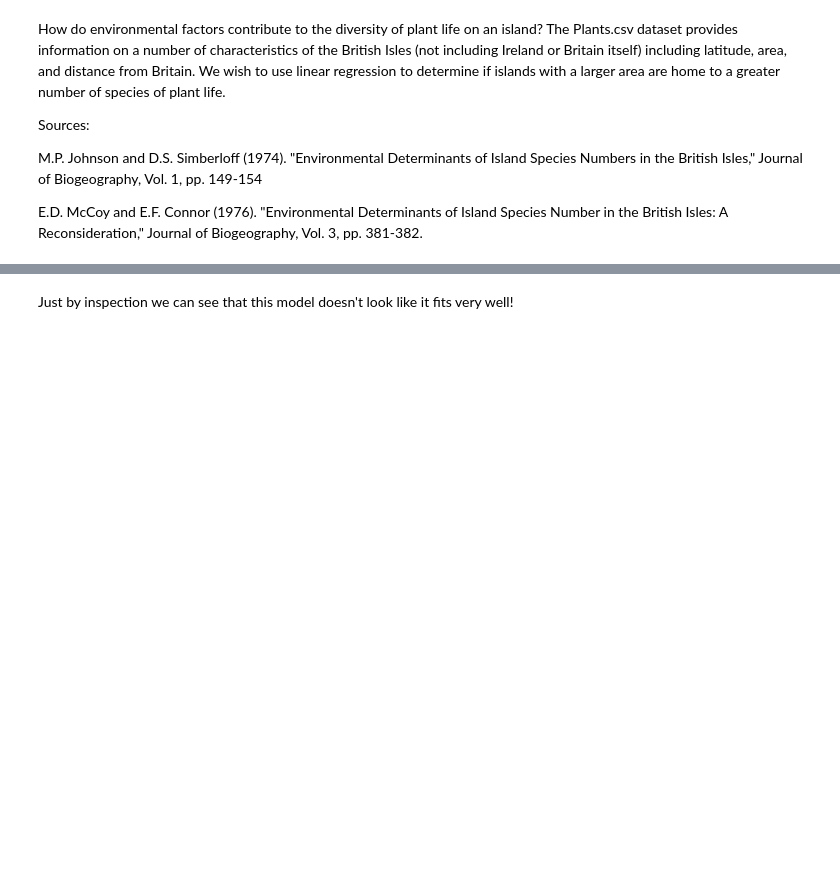
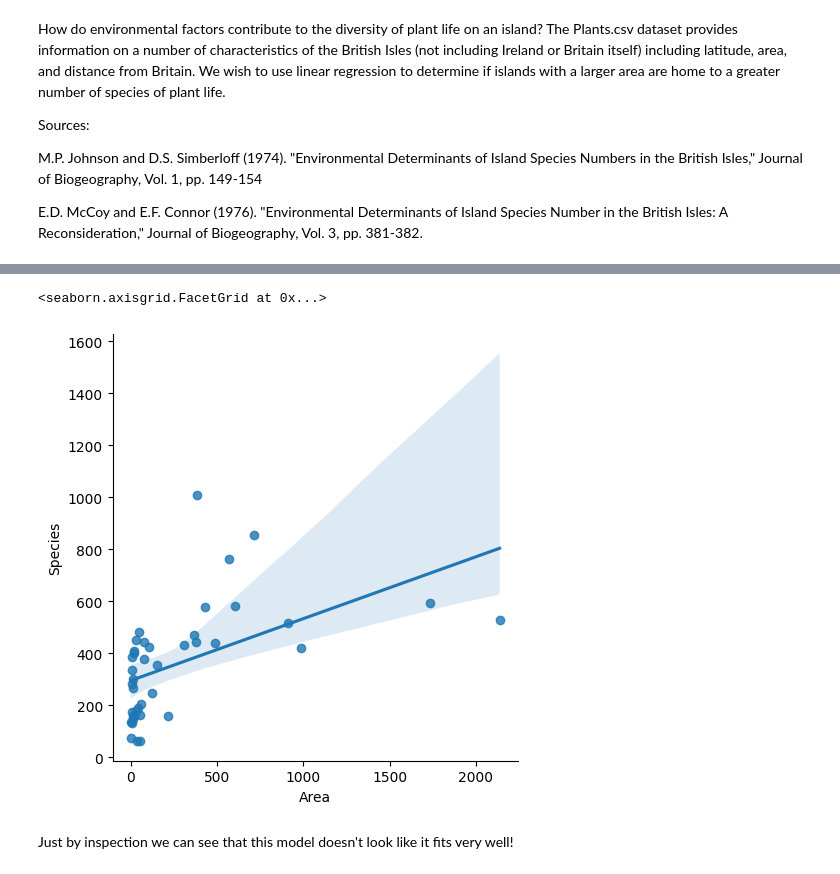
Before and after one commit to sikoh/DS-Linear-Algebra, a Jupyter notebook: Inference-Linear-Regression/DS_InferenceForRegression_Lecture_Notes.ipynb, the cells around one changed output, grey strips where cells are left out. Saved outputs shown, nothing was run; the diff lists cells and outputs as text; code cells hidden in the pictures; blank space fills up the shorter version.

```diff
--- a/Inference-Linear-Regression/DS_InferenceForRegression_Lecture_Notes.ipynb
+++ b/Inference-Linear-Regression/DS_InferenceForRegression_Lecture_Notes.ipynb
@@ -258,3 +296,8 @@ plants.head()
+# %%
+sns.lmplot(x='Area', y='Species', data = plants)
+# %% [output]
+<seaborn.axisgrid.FacetGrid at 0x...>
+[figure, added]
 # %% [markdown]
 Just by inspection we can see that this model doesn't look like it fits very well!
 # %% [markdown]
```
Also changed, not shown: parts of 9 cells of this notebook.
